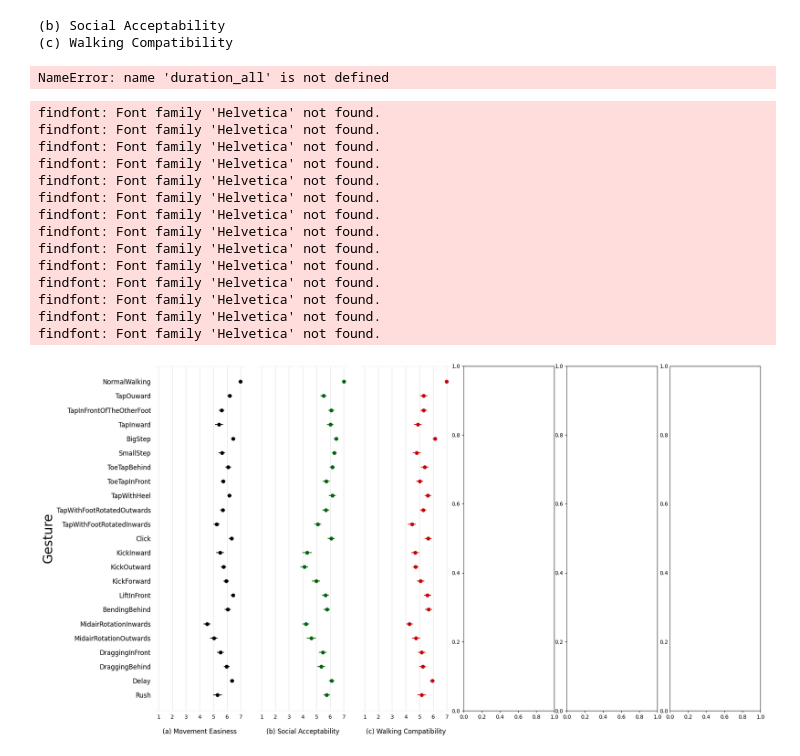
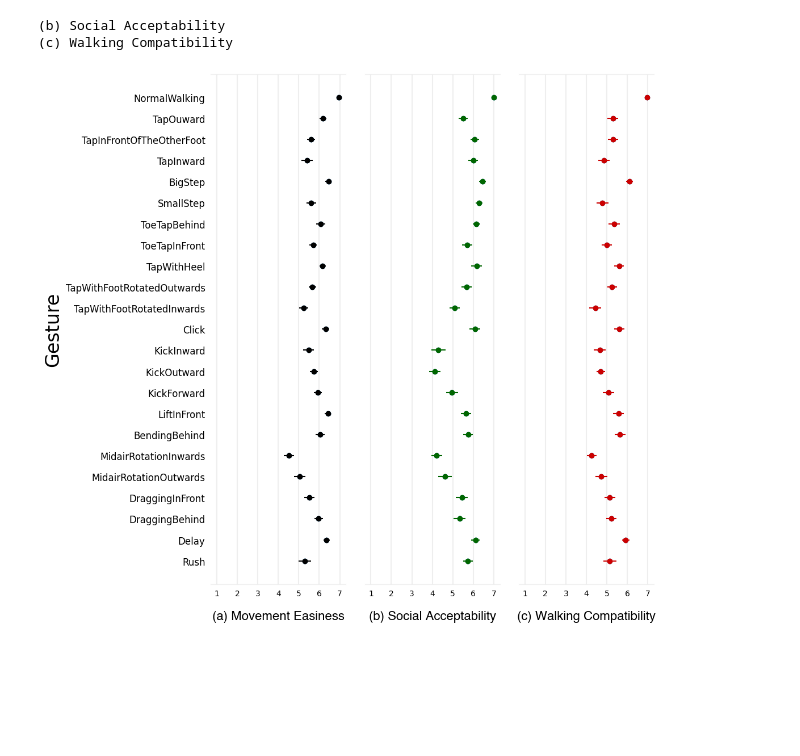
Before and after one commit to Nicetiesniceties/Do-It-in-Stride, a Jupyter notebook: Ching-Yi Data Parsing/parse_subjective.ipynb, the cells around one changed output. Drawn from its saved outputs; the diff is of its cells as text; code cells hidden in the pictures; blank space fills up the shorter version.

```diff
--- a/Ching-Yi Data Parsing/parse_subjective.ipynb
+++ b/Ching-Yi Data Parsing/parse_subjective.ipynb
@@ -54,7 +54,7 @@ worksheet = gc.open(questionnaire_file_name).sheet1
 '''
 
 # open a excel file
-df = pd.read_excel('./data/Post-Questionnaire (Responses).xlsx')
+df = pd.read_excel('../data/Post-Questionnaire (Responses).xlsx')
 
 print(df)
 #get_all_values gives a list of rows
@@ -139,61 +139,46 @@ def subplot_subjective_score(names, scores, error, datacolor, subtitle, pole_min
     # set top and bottom border color of plot to grey
     ax.spines['top'].set_color('#EEEEEE')
     ax.spines['bottom'].set_color('#EEEEEE')
     #ax.text(7, 23.5, pole_max, size = 8, ha = 'center')
     #ax.text(1, 23.5, pole_min, size = 8, ha = 'center')
-    ax.set_xlabel(subtitle, labelpad=16, size = 12, **hfont)
+    ax.set_xlabel(subtitle, labelpad=16, size = 16, **hfont)
     if isleftmost:
       ax.set_ylabel("Gesture", size = 24)
     # ax.set_title("Error Rate vs. Score")
     # plt.colorbar()
-    plt.rcParams['figure.figsize'] = [16, 9]
+    plt.rcParams['figure.figsize'] = [8, 9]
 
-fig, ax = plt.subplots(1, 6)
+fig, ax = plt.subplots(1, 3)
 fig.tight_layout(pad = -1)
 subplot_subjective_score(names = difficulty_by_gesture.keys(),
                       scores = [sum(difficulty_by_gesture[i]) / len(difficulty_by_gesture[i]) for i in difficulty_by_gesture],
                       error = [np.std(difficulty_by_gesture[i]) / np.sqrt(len(difficulty_by_gesture[i])) for i in difficulty_by_gesture],
                       datacolor = "black", subtitle = "(a) Movement Easiness", pole_min = "very difficult", pole_max = "very easy", xrange = range(1, 8), ax = ax[0], isleftmost = True)
 subplot_subjective_score(names = social_by_gesture.keys(),
                       scores = [sum(social_by_gesture[i]) / len(social_by_gesture[i]) for i in social_by_gesture],
                       error = [np.std(social_by_gesture[i]) / np.sqrt(len(social_by_gesture[i])) for i in social_by_gesture],
                       datacolor = "#006600", subtitle = "(b) Social Acceptability", pole_min = "very\nuncomfortable", pole_max = "very\ncomfortable", xrange = range(1, 8), ax = ax[1], isleftmost = False)
 subplot_subjective_score(names = disruption_by_gesture.keys(),
                       scores = [sum(disruption_by_gesture[i]) / len(disruption_by_gesture[i]) for i in disruption_by_gesture],
                       error = [np.std(disruption_by_gesture[i]) / np.sqrt(len(disruption_by_gesture[i])) for i in disruption_by_gesture],
                       datacolor = "#cc0000", subtitle = "(c) Walking Compatibility", pole_min = "very much", pole_max = "very little", xrange = range(1, 8), ax = ax[2], isleftmost = False)
-subplot_subjective_score(names = duration_all.keys(),
-                      scores = [sum(duration_all[i]) / len(duration_all[i]) for i in duration_all],
-                      error = [np.std(duration_all[i]) / np.sqrt(len(duration_all[i])) for i in duration_all],
-                      datacolor = "#4c72b0", subtitle = "(d) Overall Duration (s)", pole_min = "", pole_max = "", xrange = range(6, 17, 2), ax = ax[3], isleftmost = False)
-subplot_subjective_score(names = duration_t1.keys(),
-                      scores = [sum(duration_t1[i]) / len(duration_t1[i]) for i in duration_t1],
-                      error = [np.std(duration_t1[i]) / np.sqrt(len(duration_t1[i])) for i in duration_t1],
-                      datacolor = "#4c72b0", subtitle = "(e) Trial 1 Duration (s)", pole_min = "", pole_max = "", xrange = range(2, 8), ax = ax[4], isleftmost = False)
-subplot_subjective_score(names = duration_t2.keys(),
-                      scores = [sum(duration_t2[i]) / len(duration_t2[i]) for i in duration_t2],
-                      error = [np.std(duration_t2[i]) / np.sqrt(len(duration_t2[i])) for i in duration_t2],
-                      datacolor = "#4c72b0", subtitle = "(f) Trial 2 Duration (s)", pole_min = "", pole_max = "", xrange = range(2, 8), ax = ax[5], isleftmost = False)
+# subplot_subjective_score(names = duration_all.keys(),
+#                       scores = [sum(duration_all[i]) / len(duration_all[i]) for i in duration_all],
+#                       error = [np.std(duration_all[i]) / np.sqrt(len(duration_all[i])) for i in duration_all],
+#                       datacolor = "#4c72b0", subtitle = "(d) Overall Duration (s)", pole_min = "", pole_max = "", xrange = range(6, 17, 2), ax = ax[3], isleftmost = False)
+# subplot_subjective_score(names = duration_t1.keys(),
+#                       scores = [sum(duration_t1[i]) / len(duration_t1[i]) for i in duration_t1],
+#                       error = [np.std(duration_t1[i]) / np.sqrt(len(duration_t1[i])) for i in duration_t1],
+#                       datacolor = "#4c72b0", subtitle = "(e) Trial 1 Duration (s)", pole_min = "", pole_max = "", xrange = range(2, 8), ax = ax[4], isleftmost = False)
+# subplot_subjective_score(names = duration_t2.keys(),
+#                       scores = [sum(duration_t2[i]) / len(duration_t2[i]) for i in duration_t2],
+#                       error = [np.std(duration_t2[i]) / np.sqrt(len(duration_t2[i])) for i in duration_t2],
+#                       datacolor = "#4c72b0", subtitle = "(f) Trial 2 Duration (s)", pole_min = "", pole_max = "", xrange = range(2, 8), ax = ax[5], isleftmost = False)
 
 #plt.figure(facecolor='white')
 #plt.show()
 plt.savefig("Subjective Score.png", bbox_inches="tight")
 # %% [output]
 (b) Social Acceptability
 (c) Walking Compatibility
-NameError: name 'duration_all' is not defined
-findfont: Font family 'Helvetica' not found.
-findfont: Font family 'Helvetica' not found.
-findfont: Font family 'Helvetica' not found.
-findfont: Font family 'Helvetica' not found.
-findfont: Font family 'Helvetica' not found.
-findfont: Font family 'Helvetica' not found.
-findfont: Font family 'Helvetica' not found.
-findfont: Font family 'Helvetica' not found.
-findfont: Font family 'Helvetica' not found.
-findfont: Font family 'Helvetica' not found.
-findfont: Font family 'Helvetica' not found.
-findfont: Font family 'Helvetica' not found.
-findfont: Font family 'Helvetica' not found.
-findfont: Font family 'Helvetica' not found.
-[figure, old version]
+[figure, new version]
```
Also changed, not shown: 3 other files.
